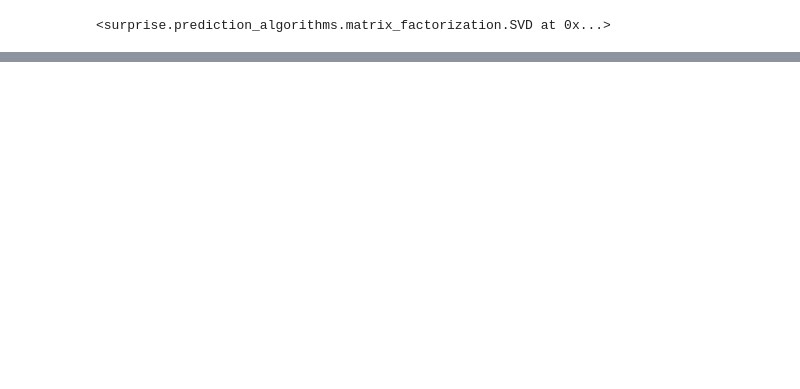
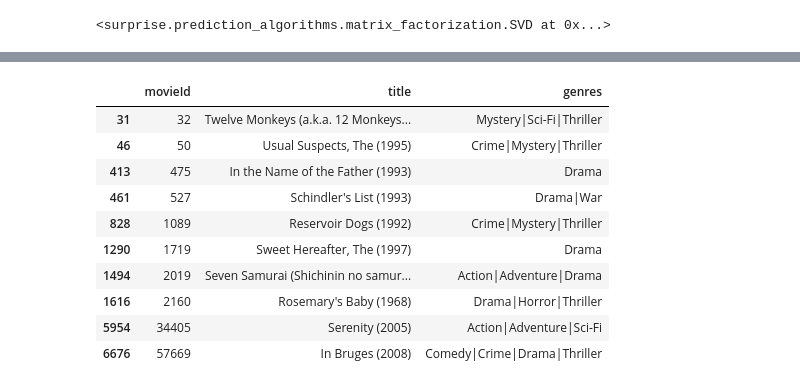
Before and after one commit to Lawrence-Krukrubo/IBM-Learn-XAI, a Jupyter notebook: recsys-matrixfactorization.ipynb, the cells around one changed output, grey strips where cells are left out. Saved outputs shown, nothing was run; the diff lists cells and outputs as text; code cells hidden in the pictures; blank space fills up the shorter version.

```diff
--- a/recsys-matrixfactorization.ipynb
+++ b/recsys-matrixfactorization.ipynb
@@ -101,0 +188,8 @@ model.fit(train_set)
+# %%
+def predict_ratings(movieID, user=1, model=model):
+    pred = model.predict(user, movieID)
+    return round(float(pred.est), 2)
+# %%
+# Applying the ratings to each movie prediction
+
+k['ratings'] = k.apply(lambda x: predict_ratings(x['movieID']), axis=1)
@@ -101,0 +207,6 @@ model.fit(train_set)
+# %%
+top_movies = k.sort_values(by='ratings', ascending=False)
+top_movies = top_movies.head(10)
+# %%
+top_movies = list(top_movies.movieID)
+top_movies
@@ -101,0 +224,15 @@ model.fit(train_set)
+# %%
+top_movies = movie_df[movie_df['movieId'].isin(top_movies)]
+top_movies
+# %% [output]
+|  | movieId | title | genres |
+| 31 | 32 | Twelve Monkeys (a.k.a. 12 Monkeys... | Mystery|Sci-Fi|Thriller |
+| 46 | 50 | Usual Suspects, The (1995) | Crime|Mystery|Thriller |
+| 413 | 475 | In the Name of the Father (1993) | Drama |
+| 461 | 527 | Schindler's List (1993) | Drama|War |
+| 828 | 1089 | Reservoir Dogs (1992) | Crime|Mystery|Thriller |
+| 1290 | 1719 | Sweet Hereafter, The (1997) | Drama |
+| 1494 | 2019 | Seven Samurai (Shichinin no samur... | Action|Adventure|Drama |
+| 1616 | 2160 | Rosemary's Baby (1968) | Drama|Horror|Thriller |
+| 5954 | 34405 | Serenity (2005) | Action|Adventure|Sci-Fi |
+| 6676 | 57669 | In Bruges (2008) | Comedy|Crime|Drama|Thriller |
```
Also changed, not shown: parts of 21 cells of this notebook.
